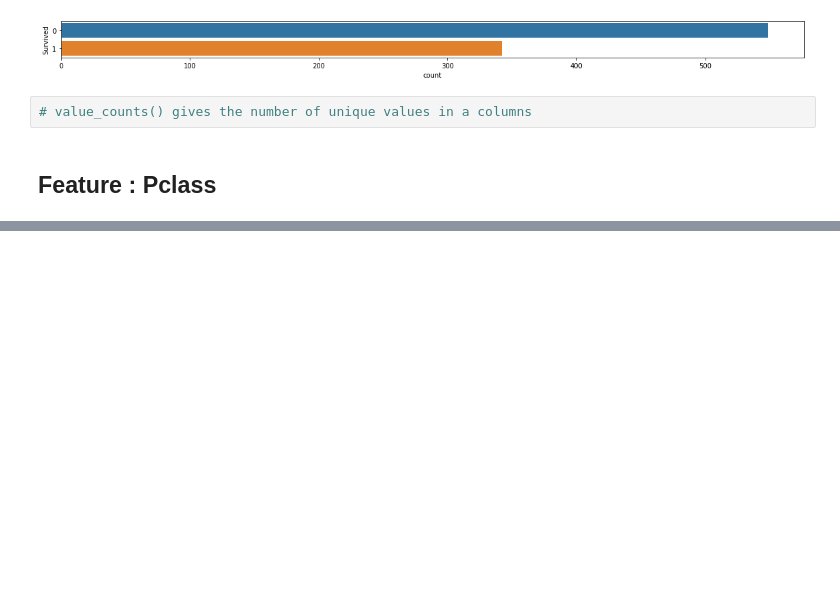
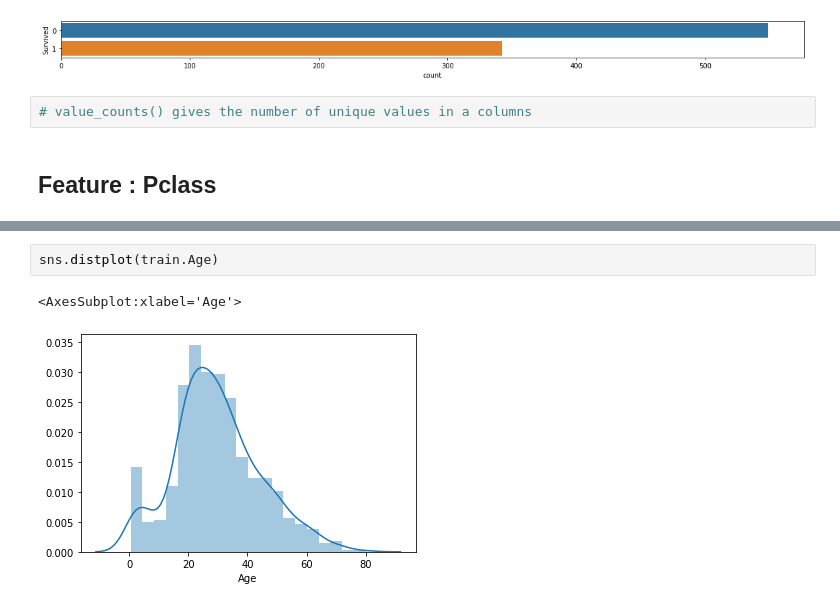
Before and after one commit to geegatomar/Kaggle-, a Jupyter notebook: Titanic/EDA.ipynb, the cells around one changed output, grey strips where cells are left out. Drawn from its saved outputs; the diff is of its cells as text; blank space fills up the shorter version.

```diff
--- a/Titanic/EDA.ipynb
+++ b/Titanic/EDA.ipynb
@@ -89,0 +177,5 @@ Name: Survived, dtype: int64
+# %%
+sns.distplot(train.Age)
+# %% [output]
+<AxesSubplot:xlabel='Age'>
+[figure, added]
```
Also changed, not shown: parts of 66 cells of this notebook, 7 other files.
